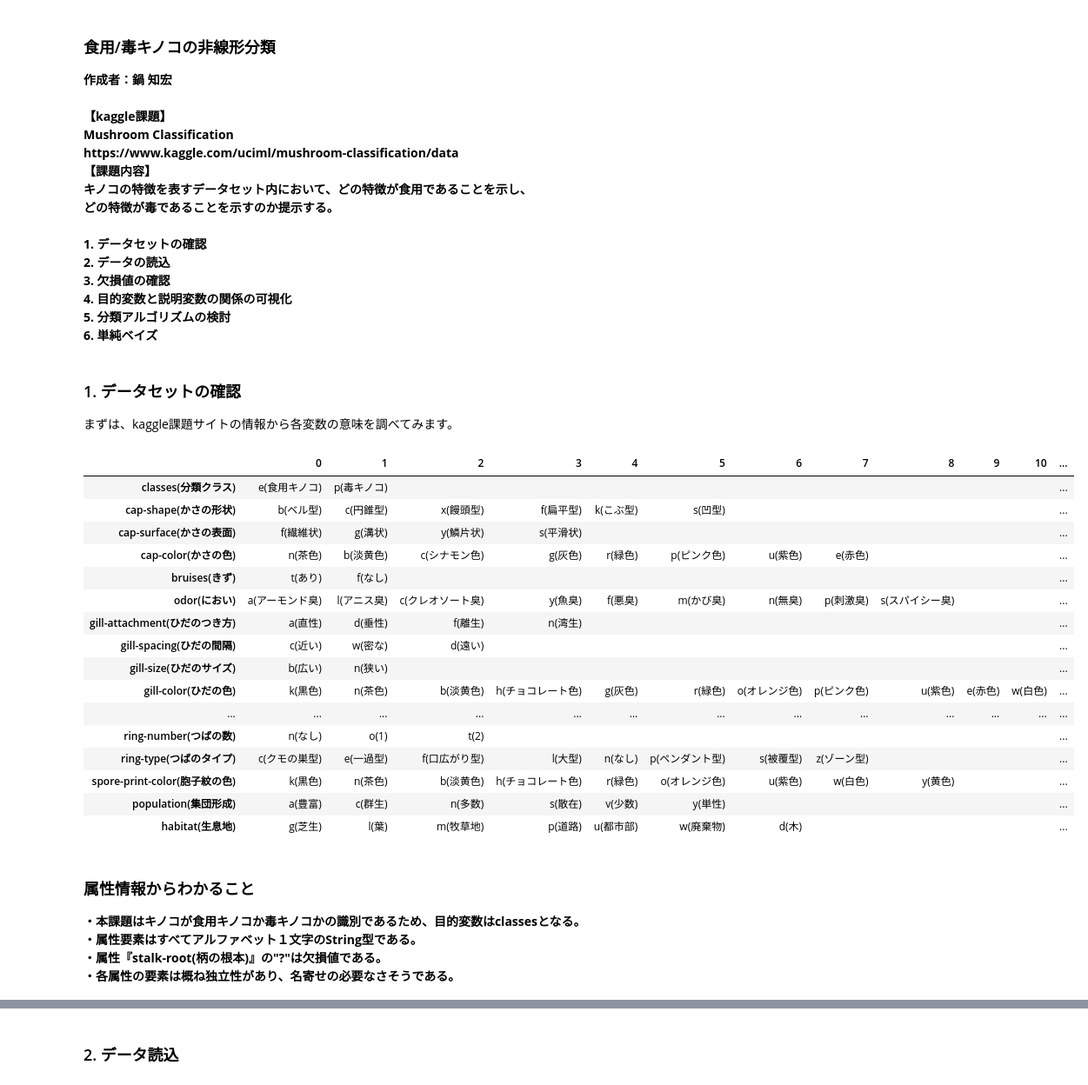
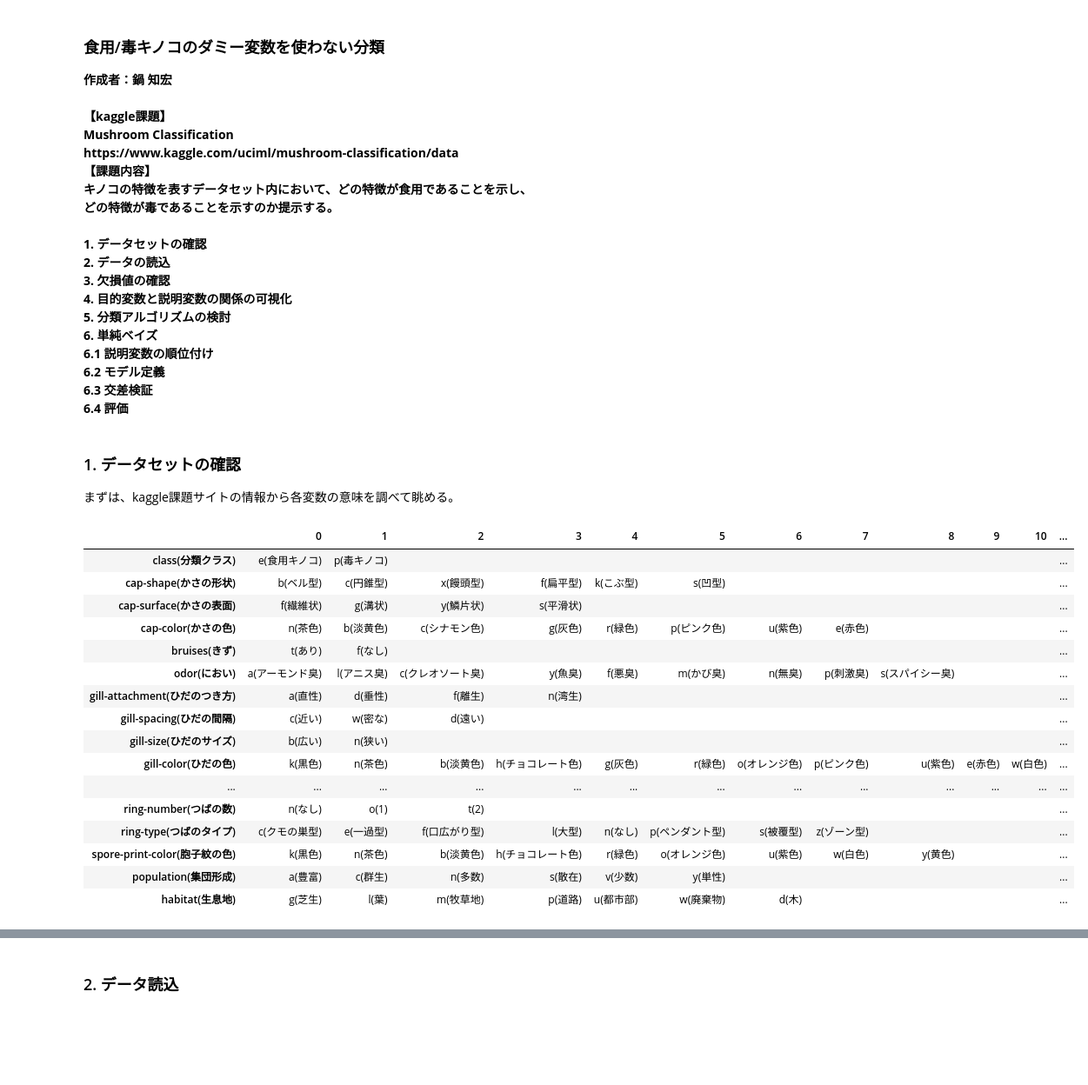
Before and after one commit to nabe-tomohiro/study, a Jupyter notebook: data_science/kaggle/mushroom_classification.ipynb, the cells around one changed output, grey strips where cells are left out. Shown at 87% size. Cells and saved outputs as stored; diff of their text form; code cells hidden in the pictures; blank space fills up the shorter version.

```diff
--- a/data_science/kaggle/mushroom_classification.ipynb
+++ b/data_science/kaggle/mushroom_classification.ipynb
@@ -1,5 +1,5 @@
 # %% [markdown]
-### 食用/毒キノコの非線形分類
+### 食用/毒キノコのダミー変数を使わない分類
 <b>
 作成者：鍋 知宏<br>
 <br>
@@ -17,7 +17,11 @@ https://www.kaggle.com/uciml/mushroom-classification/data
 3. 欠損値の確認<br>
 4. 目的変数と説明変数の関係の可視化<br>
 5. 分類アルゴリズムの検討<br>
-6. 単純ベイズ
+6. 単純ベイズ<br>
+  6.1 説明変数の順位付け<br>
+  6.2 モデル定義<br>
+  6.3 交差検証<br>
+  6.4 評価<br>
 </b>
 # %%
 import pandas as pd
@@ -31,10 +35,10 @@ from sklearn.metrics import confusion_matrix
 from sklearn.metrics import accuracy_score,f1_score,recall_score,precision_score
 # %% [markdown]
 ### 1. データセットの確認
-まずは、kaggle課題サイトの情報から各変数の意味を調べてみます。
+まずは、kaggle課題サイトの情報から各変数の意味を調べて眺める。
 # %%
 lang_trans = {
-    'classes':'分類クラス',
+    'class':'分類クラス',
     'cap-shape':'かさの形状',
     'cap-surface':'かさの表面',
     'cap-color':'かさの色',
@@ -59,7 +63,7 @@ lang_trans = {
     'habitat':'生息地'
 }
 data_items = {
-    'classes':{'e':'食用キノコ', 'p':'毒キノコ'},
+    'class':{'e':'食用キノコ', 'p':'毒キノコ'},
     'cap-shape':{'b':'ベル型', 'c':'円錐型', 'x':'饅頭型','f':'扁平型', 'k':'こぶ型', 's':'凹型'},
     'cap-surface':{'f':'繊維状', 'g':'溝状', 'y':'鱗片状', 's':'平滑状'},
     'cap-color':{'n':'茶色', 'b':'淡黄色', 'c':'シナモン色', 'g':'灰色', 'r':'緑色', 'p':'ピンク色', 'u':'紫色', 'e':'赤色'},
@@ -73,34 +77,34 @@ data_items = {
     'stalk-root':{'b':'球根状', 'c':'棍棒状', 'u':'カップ状', 'e':'扁平状', 'z':'根状菌糸束', 'r':'根状', '?':'欠損値'},
     'stalk-surface-above-ring':{'f':'繊維状', 'y':'鱗片状', 'k':'絹状', 's':'平滑状'},
     'stalk-surface-below-ring':{'f':'繊維状', 'y':'鱗片状', 'k':'絹状', 's':'平滑状'},
     'stalk-color-above-ring':{'n':'茶色', 'b':'淡黄色', 'c':'シナモン色', 'g':'灰色', 'o':'オレンジ色', 'p':'ピンク色', 'e':'赤色', 'w':'白色', 'y':'黄色'},
     'stalk-color-below-ring':{'n':'茶色', 'b':'淡黄色', 'c':'シナモン色', 'g':'灰色', 'o':'オレンジ色', 'p':'ピンク色', 'e':'赤色', 'w':'白色', 'y':'黄色'},
     'veil-type':{'p':'部分型', 'u':'全体型'},
     'veil-color':{'n':'茶色', 'o':'オレンジ色', 'w':'白色', 'y':'黄色'},
     'ring-number':{'n':'なし', 'o':'1', 't':'2'},
     'ring-type':{'c':'クモの巣型', 'e':'一過型', 'f':'口広がり型', 'l':'大型', 'n':'なし', 'p':'ペンダント型', 's':'被覆型', 'z':'ゾーン型'},
     'spore-print-color':{'k':'黒色', 'n':'茶色', 'b':'淡黄色', 'h':'チョコレート色', 'r':'緑色', 'o':'オレンジ色', 'u':'紫色', 'w':'白色', 'y':'黄色'},
     'population':{'a':'豊富', 'c':'群生', 'n':'多数', 's':'散在', 'v':'少数', 'y':'単性'},
     'habitat':{'g':'芝生', 'l':'葉', 'm':'牧草地', 'p':'道路', 'u':'都市部', 'w':'廃棄物', 'd':'木'}
 }
 
 item_max_size = max([len(x) for x in data_items.values()])
 data_set = OrderedDict()
 for feature, items in data_items.items():
     key_feature = '{0}({1})'.format(feature, lang_trans[feature])
     data_set[key_feature] = []
     for label, item in items.items():
         value_item = "{0}({1})".format(label, item)
         data_set[key_feature].append(value_item)
     if len(data_set[key_feature]) < item_max_size:
         for i in enumerate(range(item_max_size - len(data_set[key_feature]))):
             data_set[key_feature].append('')
 data_set = pd.DataFrame.from_dict(data_set).T
 data_set = data_set.style.set_properties(**{'text-align': 'left'})
 display(data_set)
 # %% [output]
 |  | 0 | 1 | 2 | 3 | 4 | 5 | 6 | 7 | 8 | 9 | 10 | ... |
-| classes(分類クラス) | e(食用キノコ) | p(毒キノコ) |  |  |  |  |  |  |  |  |  | ... |
+| class(分類クラス) | e(食用キノコ) | p(毒キノコ) |  |  |  |  |  |  |  |  |  | ... |
 | cap-shape(かさの形状) | b(ベル型) | c(円錐型) | x(饅頭型) | f(扁平型) | k(こぶ型) | s(凹型) |  |  |  |  |  | ... |
 | cap-surface(かさの表面) | f(繊維状) | g(溝状) | y(鱗片状) | s(平滑状) |  |  |  |  |  |  |  | ... |
 | cap-color(かさの色) | n(茶色) | b(淡黄色) | c(シナモン色) | g(灰色) | r(緑色) | p(ピンク色) | u(紫色) | e(赤色) |  |  |  | ... |
@@ -116,11 +120,3 @@ display(data_set)
 | spore-print-color(胞子紋の色) | k(黒色) | n(茶色) | b(淡黄色) | h(チョコレート色) | r(緑色) | o(オレンジ色) | u(紫色) | w(白色) | y(黄色) |  |  | ... |
 | population(集団形成) | a(豊富) | c(群生) | n(多数) | s(散在) | v(少数) | y(単性) |  |  |  |  |  | ... |
 | habitat(生息地) | g(芝生) | l(葉) | m(牧草地) | p(道路) | u(都市部) | w(廃棄物) | d(木) |  |  |  |  | ... |
-# %% [markdown]
-### 属性情報からわかること
-<b>
-・本課題はキノコが食用キノコか毒キノコかの識別であるため、目的変数はclassesとなる。<br>
-・属性要素はすべてアルファベット１文字のString型である。<br>
-・属性『stalk-root(柄の根本)』の"?"は欠損値である。<br>
-・各属性の要素は概ね独立性があり、名寄せの必要なさそうである。<br>
-</b>
```
Also changed, not shown: parts of 19 cells of this notebook.
